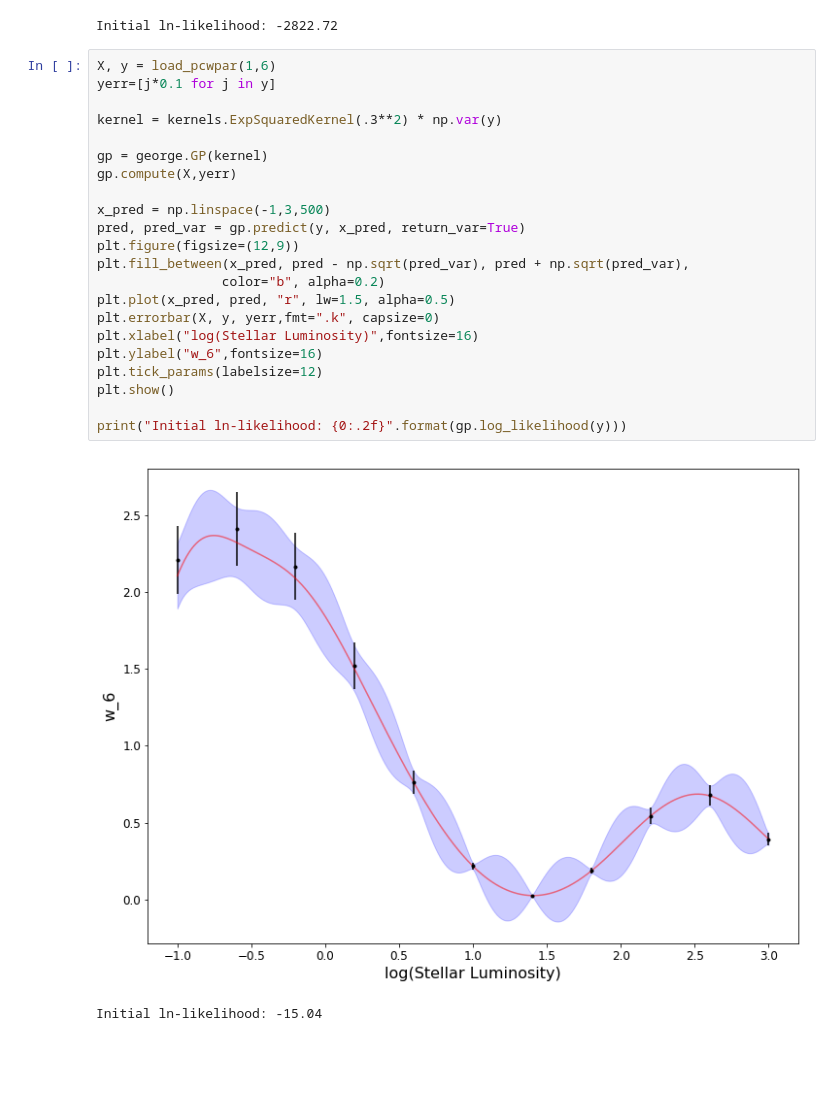
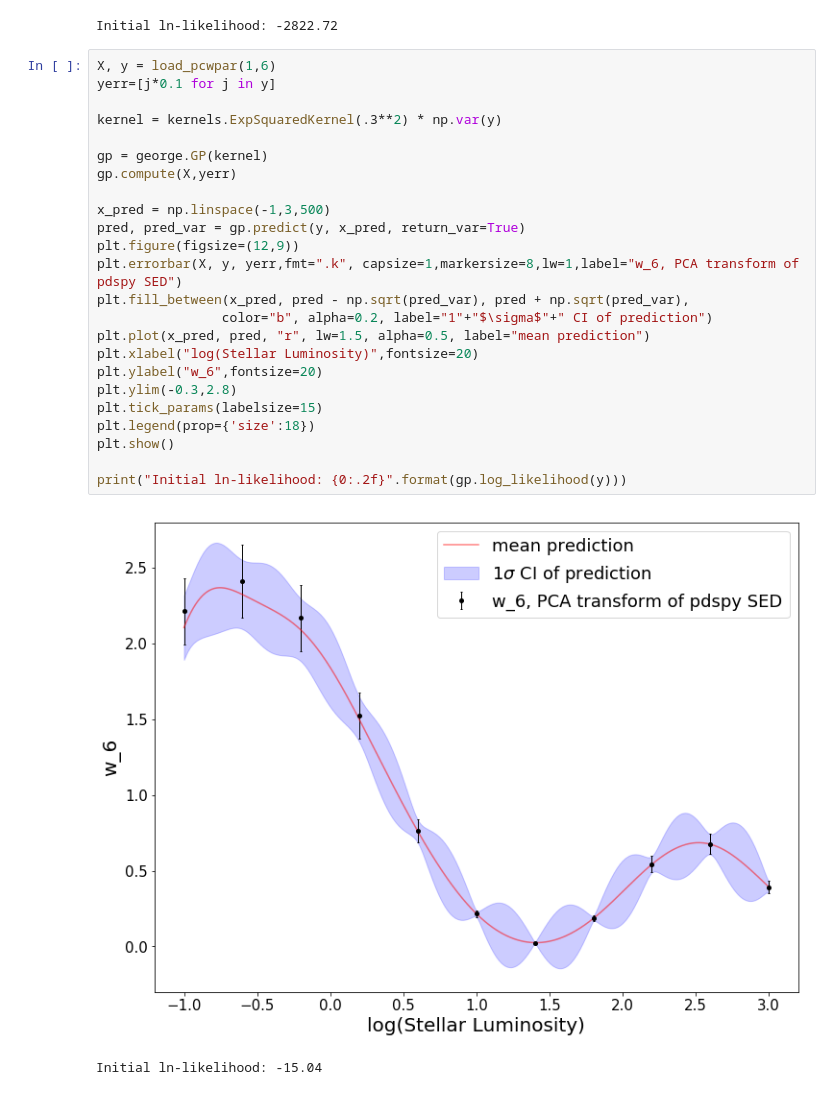
Before and after one commit to elizabethteng/crassula, a Jupyter notebook: figure_factory.ipynb, the cells around one changed output. Cells and saved outputs as stored; diff of their text form; blank space fills up the shorter version.

Commit message:
i am but a simple farmer tending to my figures

```diff
--- a/figure_factory.ipynb
+++ b/figure_factory.ipynb
@@ -371,27 +372,29 @@ Initial ln-likelihood: -2822.72
 # %%
 X, y = load_pcwpar(1,6)
 yerr=[j*0.1 for j in y]
 
 kernel = kernels.ExpSquaredKernel(.3**2) * np.var(y)
 
 gp = george.GP(kernel)
 gp.compute(X,yerr)
 
 x_pred = np.linspace(-1,3,500)
 pred, pred_var = gp.predict(y, x_pred, return_var=True)
 plt.figure(figsize=(12,9))
+plt.errorbar(X, y, yerr,fmt=".k", capsize=1,markersize=8,lw=1,label="w_6, PCA transform of pdspy SED")
 plt.fill_between(x_pred, pred - np.sqrt(pred_var), pred + np.sqrt(pred_var),
-                color="b", alpha=0.2)
-plt.plot(x_pred, pred, "r", lw=1.5, alpha=0.5)
-plt.errorbar(X, y, yerr,fmt=".k", capsize=0)
-plt.xlabel("log(Stellar Luminosity)",fontsize=16)
-plt.ylabel("w_6",fontsize=16)
-plt.tick_params(labelsize=12)
+                color="b", alpha=0.2, label="1"+"$\sigma$"+" CI of prediction")
+plt.plot(x_pred, pred, "r", lw=1.5, alpha=0.5, label="mean prediction")
+plt.xlabel("log(Stellar Luminosity)",fontsize=20)
+plt.ylabel("w_6",fontsize=20)
+plt.ylim(-0.3,2.8)
+plt.tick_params(labelsize=15)
+plt.legend(prop={'size':18})
 plt.show()
 
 print("Initial ln-likelihood: {0:.2f}".format(gp.log_likelihood(y)))
 # %% [output]
-[figure, old version]
+[figure, new version]
 Initial ln-likelihood: -15.04
 # %%
 
```
Also changed, not shown: parts of 23 cells of this notebook.
